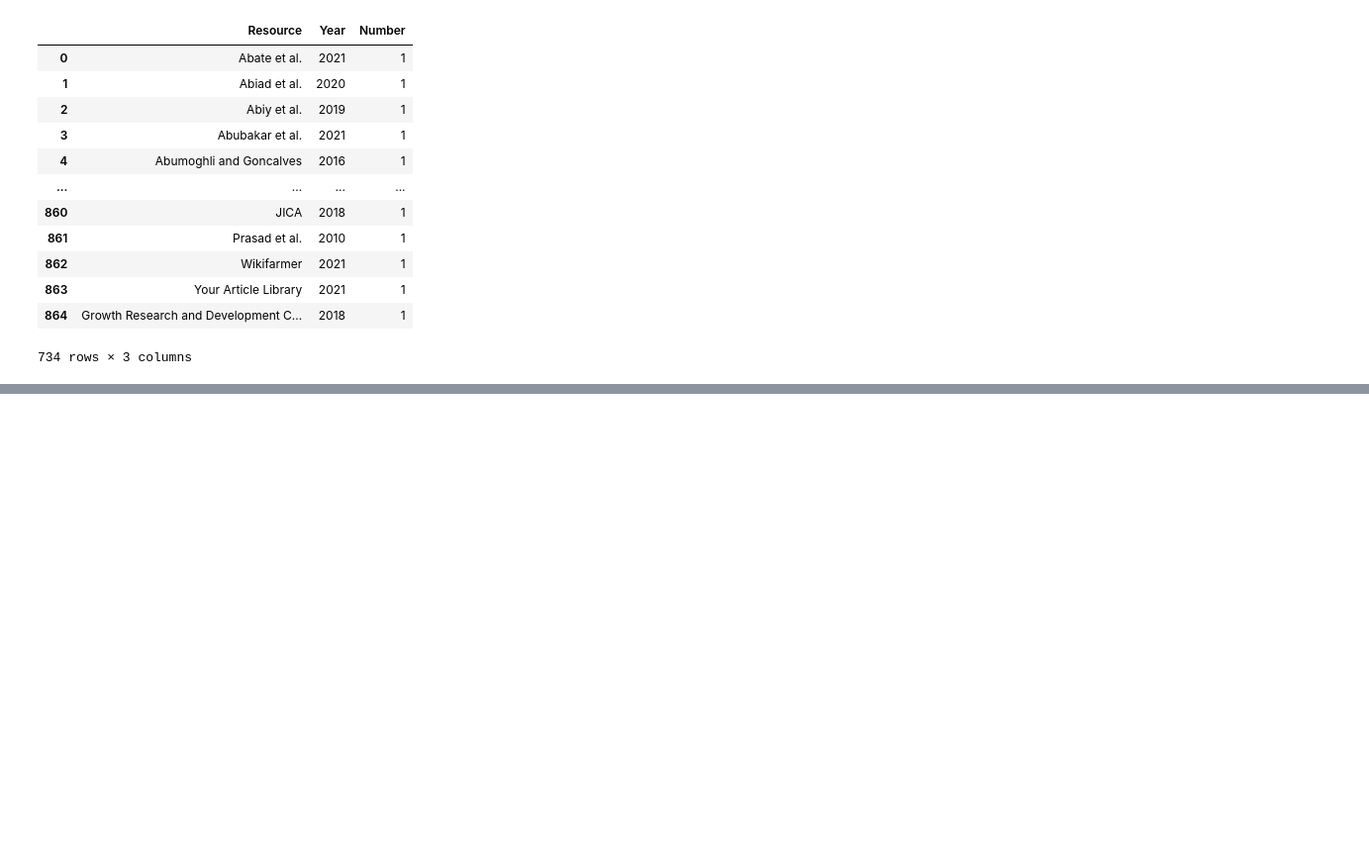
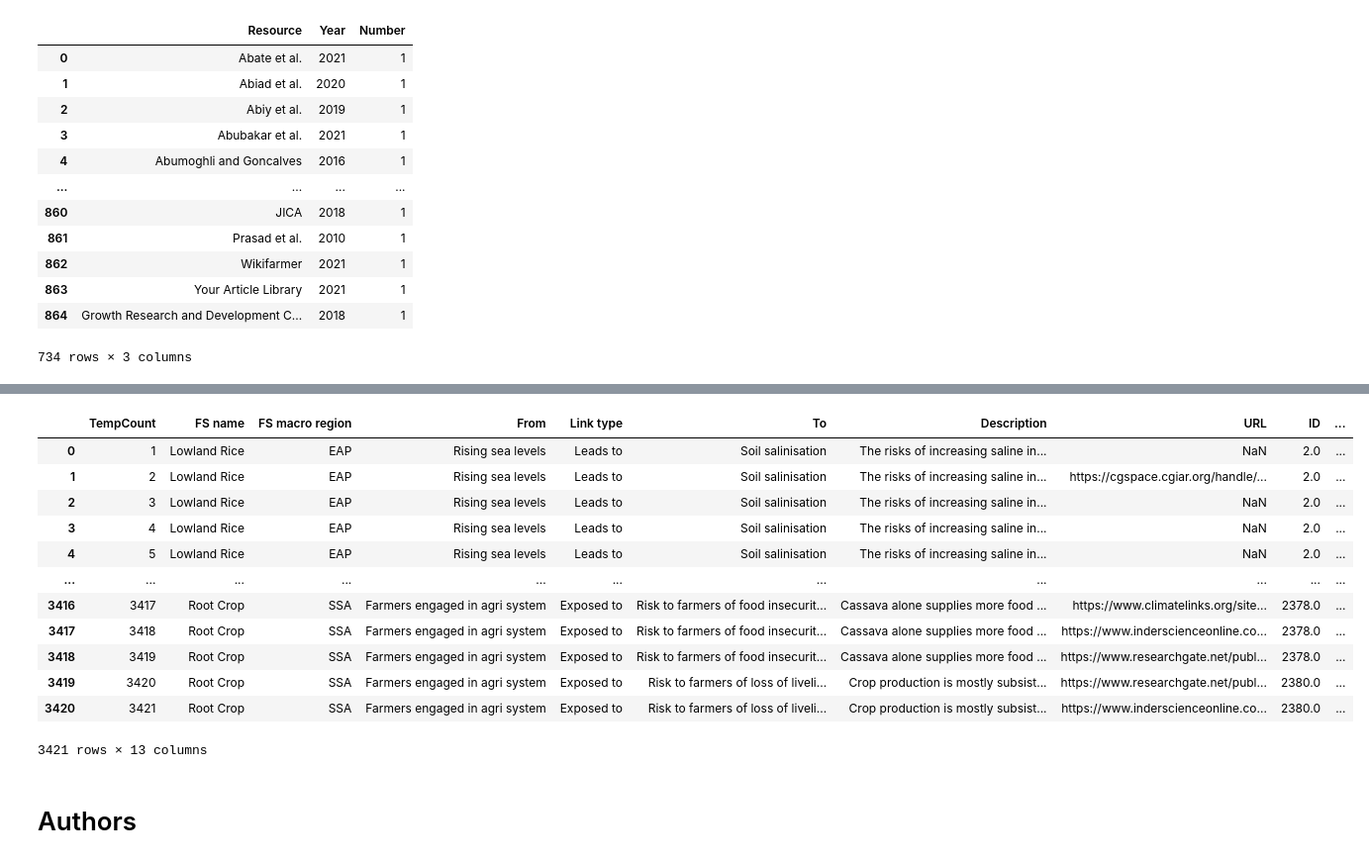
Before and after one commit to iberius96/DP_DPI, a Jupyter notebook: OTHER/tests.ipynb, the cells around one changed output, grey strips where cells are left out. Shown at 99% size. Cells and saved outputs as stored; diff of their text form; code cells hidden in the pictures; blank space fills up the shorter version.

```diff
--- a/OTHER/tests.ipynb
+++ b/OTHER/tests.ipynb
@@ -884,0 +1149,27 @@ res.to_csv("connection_resources.csv")
+# %%
+resources_trimmed = pd.read_csv("resources.csv", dtype={
+                    'Year': 'str',
+                    'Number': 'str',
+                 })[['Citation','Year','Number']]
+resources_trimmed.drop(find_duplicate_rows(resources_trimmed, ['Citation','Year']), inplace=True)
+
+final_re_merged = final_cleaned.merge(resources_trimmed, on=["Citation","Year"], how='left')
+final_re_merged.Number_x.fillna(final_re_merged.Number_y, inplace=True)
+final_re_merged.to_csv("final_re_merged.csv")
+final_re_merged
+# %% [output]
+|  | TempCount | FS name | FS macro region | From | Link type | To | Description | URL | ID | ... |
+| 0 | 1 | Lowland Rice | EAP | Rising sea levels | Leads to | Soil salinisation | The risks of increasing saline in... | NaN | 2.0 | ... |
+| 1 | 2 | Lowland Rice | EAP | Rising sea levels | Leads to | Soil salinisation | The risks of increasing saline in... | https://cgspace.cgiar.org/handle/... | 2.0 | ... |
+| 2 | 3 | Lowland Rice | EAP | Rising sea levels | Leads to | Soil salinisation | The risks of increasing saline in... | NaN | 2.0 | ... |
+| 3 | 4 | Lowland Rice | EAP | Rising sea levels | Leads to | Soil salinisation | The risks of increasing saline in... | NaN | 2.0 | ... |
+| 4 | 5 | Lowland Rice | EAP | Rising sea levels | Leads to | Soil salinisation | The risks of increasing saline in... | NaN | 2.0 | ... |
+| ... | ... | ... | ... | ... | ... | ... | ... | ... | ... | ... |
+| 3416 | 3417 | Root Crop | SSA | Farmers engaged in agri system | Exposed to | Risk to farmers of food insecurit... | Cassava alone supplies more food ... | https://www.climatelinks.org/site... | 2378.0 | ... |
+| 3417 | 3418 | Root Crop | SSA | Farmers engaged in agri system | Exposed to | Risk to farmers of food insecurit... | Cassava alone supplies more food ... | https://www.inderscienceonline.co... | 2378.0 | ... |
+| 3418 | 3419 | Root Crop | SSA | Farmers engaged in agri system | Exposed to | Risk to farmers of food insecurit... | Cassava alone supplies more food ... | https://www.researchgate.net/publ... | 2378.0 | ... |
+| 3419 | 3420 | Root Crop | SSA | Farmers engaged in agri system | Exposed to | Risk to farmers of loss of liveli... | Crop production is mostly subsist... | https://www.researchgate.net/publ... | 2380.0 | ... |
+| 3420 | 3421 | Root Crop | SSA | Farmers engaged in agri system | Exposed to | Risk to farmers of loss of liveli... | Crop production is mostly subsist... | https://www.inderscienceonline.co... | 2380.0 | ... |
+3421 rows × 13 columns
+# %% [markdown]
+# Authors
```
Also changed, not shown: parts of 20 cells of this notebook, 29 other files.
